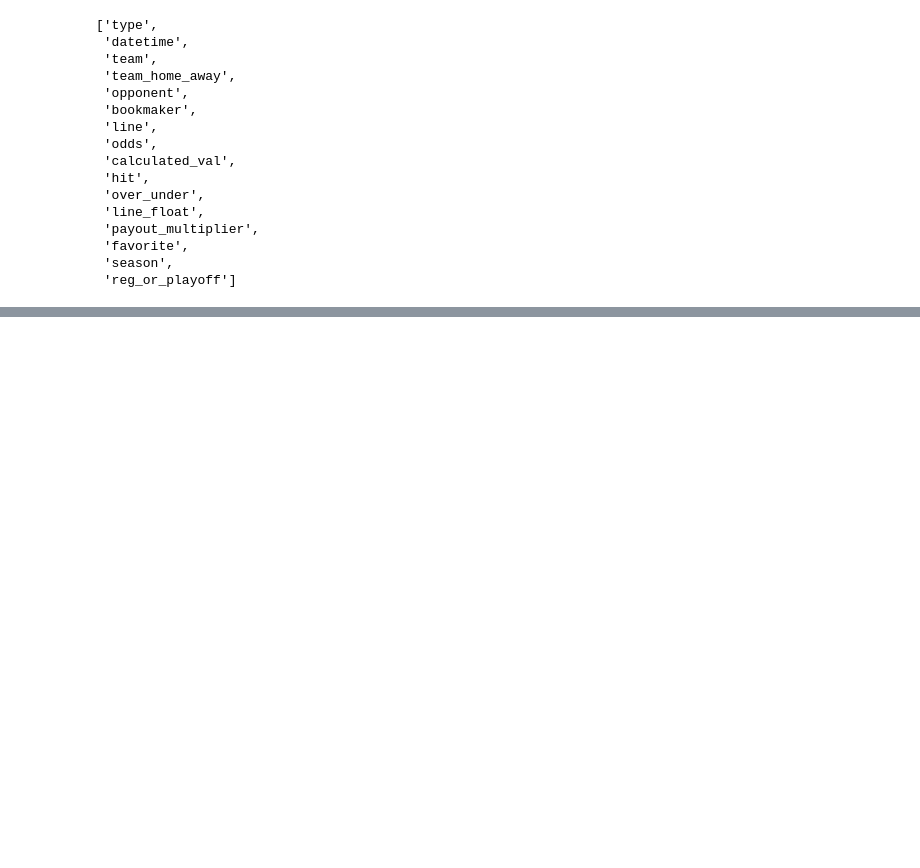
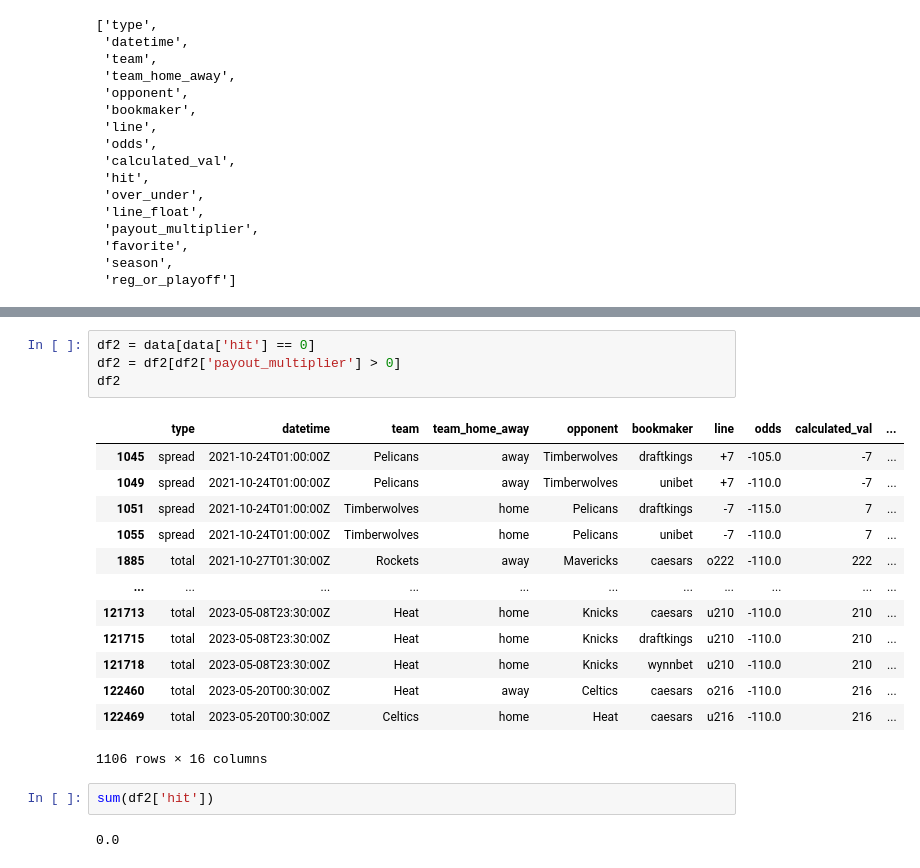
Before and after one commit to chanelton/nbabetting, a Jupyter notebook: tests.ipynb, the cells around one changed output, grey strips where cells are left out. Cells and saved outputs as stored; diff of their text form; blank space fills up the shorter version.

```diff
--- a/tests.ipynb
+++ b/tests.ipynb
@@ -107,0 +198,22 @@ sum(df2['payout_multiplier'] * 300.0)
+# %%
+df2 = data[data['hit'] == 0]
+df2 = df2[df2['payout_multiplier'] > 0]
+df2
+# %% [output]
+|  | type | datetime | team | team_home_away | opponent | bookmaker | line | odds | calculated_val | ... |
+| 1045 | spread | 2021-10-24T01:00:00Z | Pelicans | away | Timberwolves | draftkings | +7 | -105.0 | -7 | ... |
+| 1049 | spread | 2021-10-24T01:00:00Z | Pelicans | away | Timberwolves | unibet | +7 | -110.0 | -7 | ... |
+| 1051 | spread | 2021-10-24T01:00:00Z | Timberwolves | home | Pelicans | draftkings | -7 | -115.0 | 7 | ... |
+| 1055 | spread | 2021-10-24T01:00:00Z | Timberwolves | home | Pelicans | unibet | -7 | -110.0 | 7 | ... |
+| 1885 | total | 2021-10-27T01:30:00Z | Rockets | away | Mavericks | caesars | o222 | -110.0 | 222 | ... |
+| ... | ... | ... | ... | ... | ... | ... | ... | ... | ... | ... |
+| 121713 | total | 2023-05-08T23:30:00Z | Heat | home | Knicks | caesars | u210 | -110.0 | 210 | ... |
+| 121715 | total | 2023-05-08T23:30:00Z | Heat | home | Knicks | draftkings | u210 | -110.0 | 210 | ... |
+| 121718 | total | 2023-05-08T23:30:00Z | Heat | home | Knicks | wynnbet | u210 | -110.0 | 210 | ... |
+| 122460 | total | 2023-05-20T00:30:00Z | Heat | away | Celtics | caesars | o216 | -110.0 | 216 | ... |
+| 122469 | total | 2023-05-20T00:30:00Z | Celtics | home | Heat | caesars | u216 | -110.0 | 216 | ... |
+1106 rows × 16 columns
+# %%
+sum(df2['hit'])
+# %% [output]
+0.0
```
Also changed, not shown: parts of 15 cells of this notebook, 6 other files.
